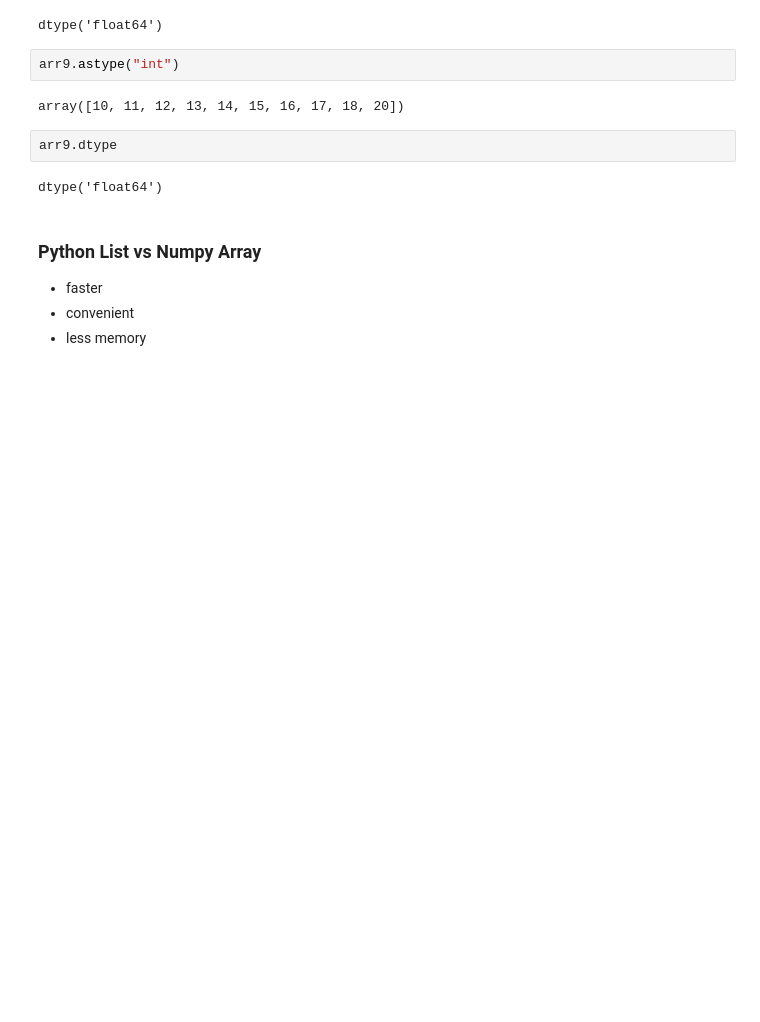
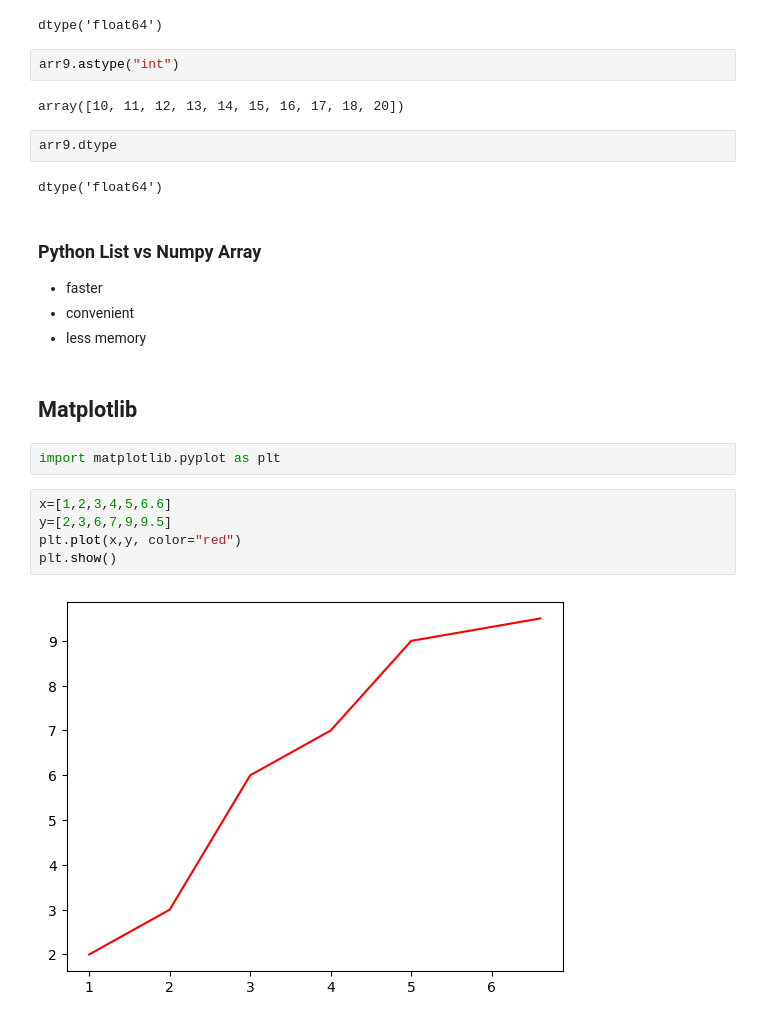
Before and after one commit to Irs444/python1, a Jupyter notebook: numpy.ipynb, the cells around one changed output. Cells and saved outputs as stored; diff of their text form; blank space fills up the shorter version.

Commit message:
numpy, matplotlib

```diff
--- a/numpy.ipynb
+++ b/numpy.ipynb
@@ -117,3 +118,14 @@ dtype('float64')
 - faster
 - convenient
 - less memory
+# %% [markdown]
+## **Matplotlib**
+# %%
+import matplotlib.pyplot as plt
+# %%
+x=[1,2,3,4,5,6.6]
+y=[2,3,6,7,9,9.5]
+plt.plot(x,y, color="red")
+plt.show()
+# %% [output]
+[figure, added]
```
Also changed, not shown: parts of 55 cells of this notebook, 2 other files.
